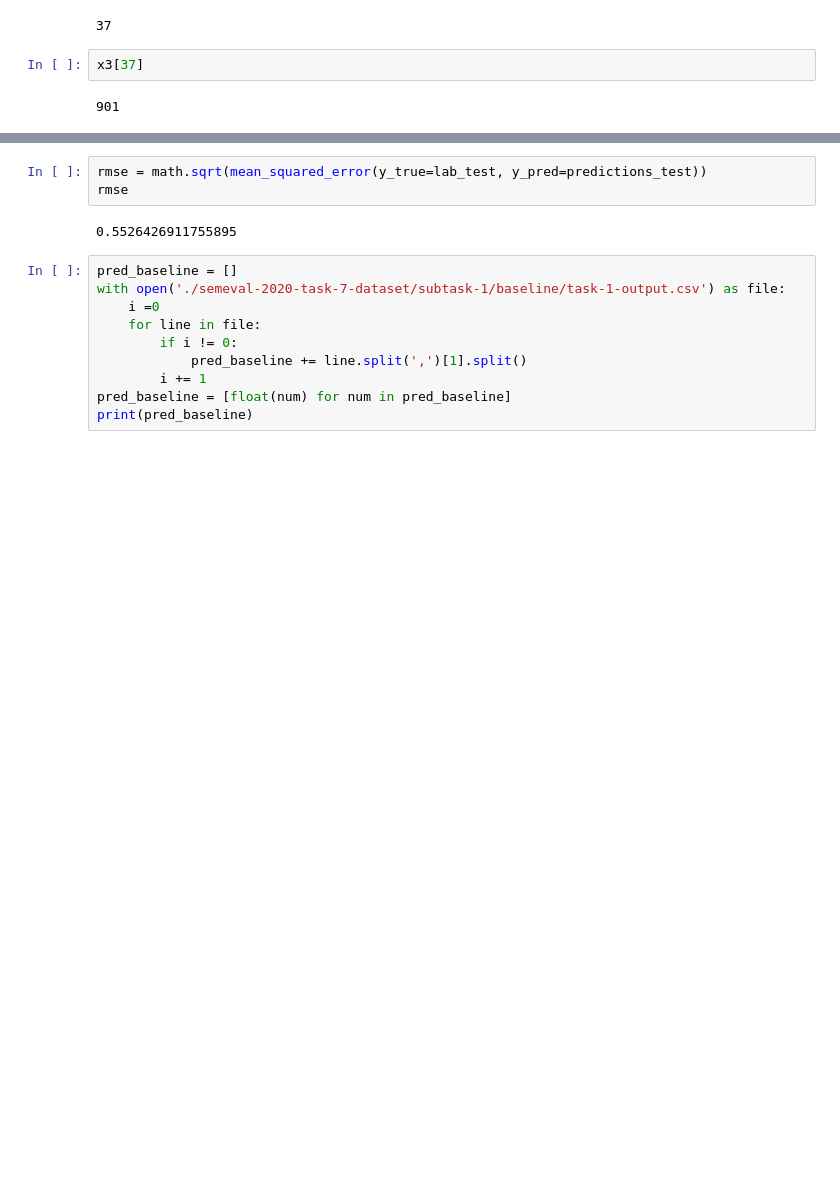
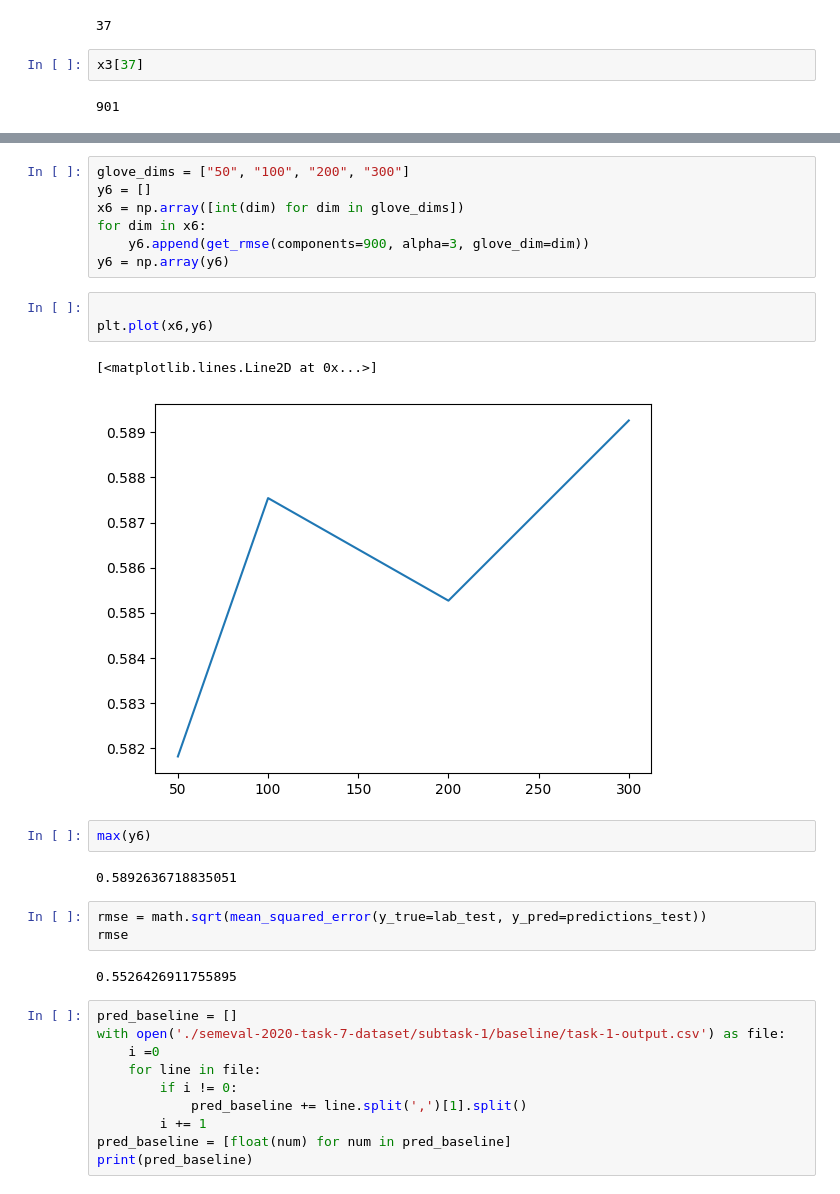
Before and after one commit to richanghmc/NLP_semi_eval_task7, a Jupyter notebook: humor_regression.ipynb, the cells around one changed output, grey strips where cells are left out. Cells and saved outputs as stored; diff of their text form; blank space fills up the shorter version.

```diff
--- a/humor_regression.ipynb
+++ b/humor_regression.ipynb
@@ -410,3 +428,20 @@ x3[37]
+# %%
+glove_dims = ["50", "100", "200", "300"]
+y6 = []
+x6 = np.array([int(dim) for dim in glove_dims])
+for dim in x6:
+    y6.append(get_rmse(components=900, alpha=3, glove_dim=dim))
+y6 = np.array(y6)
+# %%
+
+plt.plot(x6,y6)
+# %% [output]
+[<matplotlib.lines.Line2D at 0x...>]
+[figure, added]
+# %%
+max(y6)
+# %% [output]
+0.5892636718835051
 # %%
 rmse = math.sqrt(mean_squared_error(y_true=lab_test, y_pred=predictions_test))
 rmse
```
Also changed, not shown: parts of 4 cells of this notebook.
